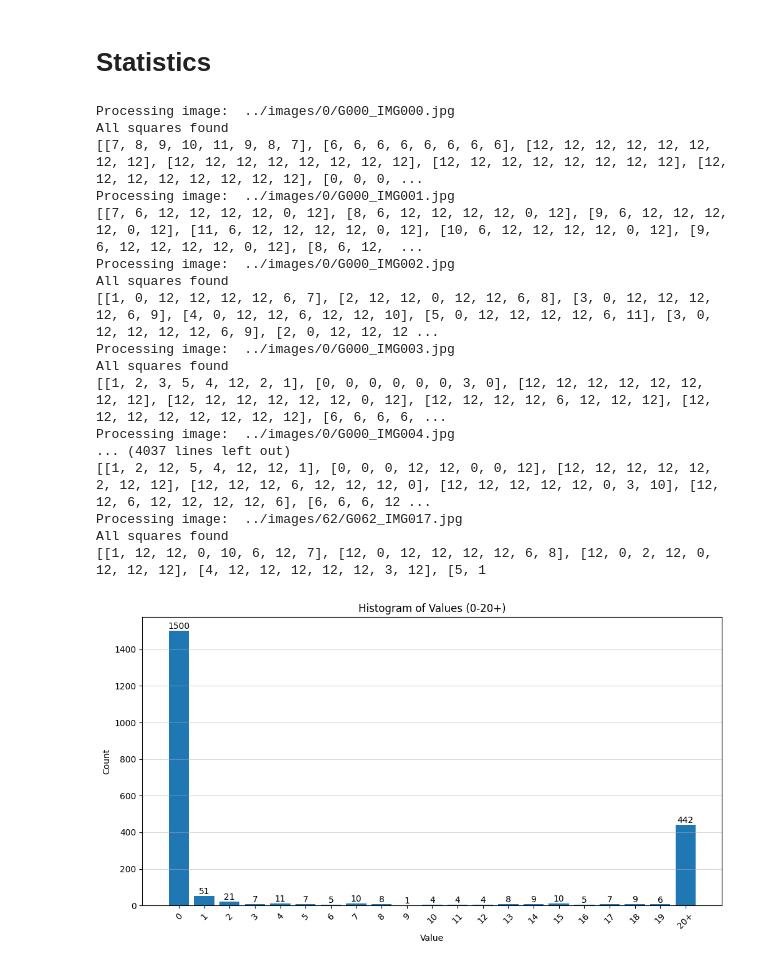
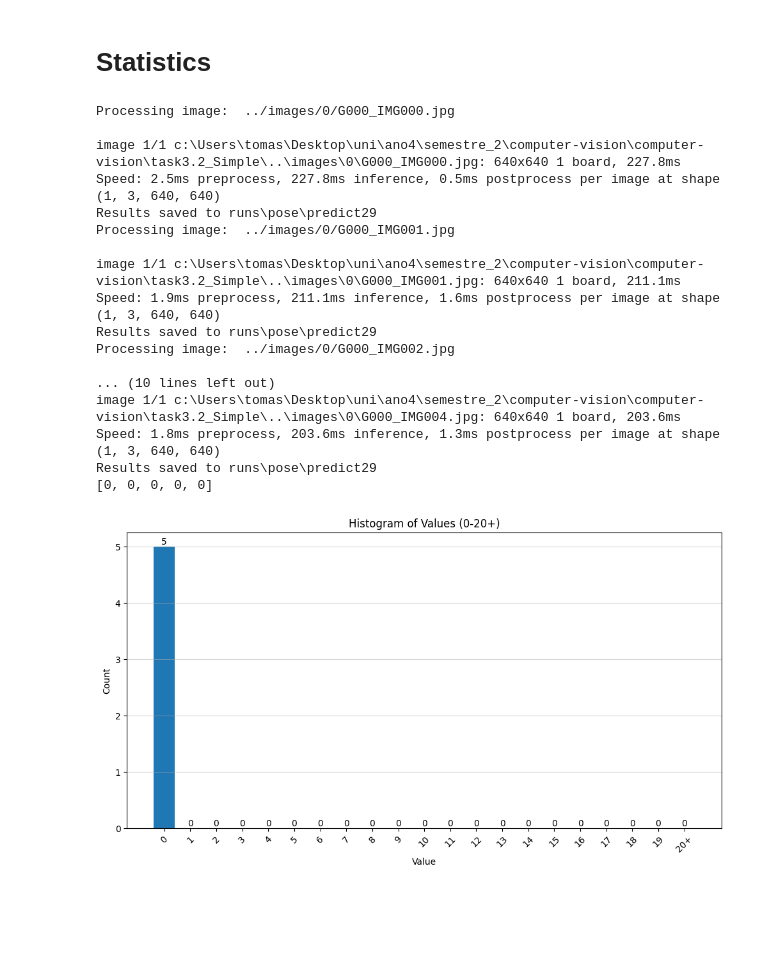
Before and after one commit to Monsterdied/computer-vision, a Jupyter notebook: task3.2_Simple/task3_2_Tomás.ipynb, the cells around one changed output. Cells and saved outputs as stored; diff of their text form; code cells hidden in the pictures; blank space fills up the shorter version.

```diff
--- a/task3.2_Simple/task3_2_Tomás.ipynb
+++ b/task3.2_Simple/task3_2_Tomás.ipynb
@@ -7,14 +7,3 @@ if module_path not in sys.path:
     sys.path.append(module_path)
 # %% [markdown]
 Load the images names
-# %%
-images = []
-dataDir = "../images1/"
-for img in os.listdir(dataDir):
-
-    #join the path with the names of the images
-    dataDirTemp = os.path.join(dataDir, str(img))
-    images.append(dataDirTemp)
-print("Images to be processed: ", images)
-#Debug
-#images = images[7:8]
@@ -64,8 +51,9 @@ def load_groundTruth():
         splitImages.append(imagesDic[id])
         splitGroundTruth.append(boards[id])
     #print(f"Number of {partition} images: {len(file_names)}")
-    return splitImages ,splitGroundTruth
-    #return splitImages[:50] ,splitGroundTruth[:50]
+    #return splitImages ,splitGroundTruth
+    return splitImages[:50] ,splitGroundTruth[:50]
+    #return splitImages[:5] ,splitGroundTruth[:5]
     #return splitImages[1:2] ,splitGroundTruth[1:2]
 images,GroundTruth = load_groundTruth()
 print(images[:2])
@@ -159,6 +147,15 @@ def findHorse(img_original, x_offset=0, y_offset=0, width_box=30, height_box=30,
         cv2.destroyAllWindows()
 
     return oriented_board,rotation_code
+def rotateBoard(img,rotation):
+    oriented_board = img
+    if rotation == 270:
+        oriented_board = cv2.rotate(oriented_board, cv2.ROTATE_90_COUNTERCLOCKWISE)
+    elif rotation == 180:
+        oriented_board = cv2.rotate(oriented_board, cv2.ROTATE_180)
+    elif rotation == 90:
+        oriented_board = cv2.rotate(oriented_board, cv2.ROTATE_90_CLOCKWISE)
+    return oriented_board
 
 # Example usage:
 # image = cv2.imread("your_image.jpg")
@@ -555,9 +538,14 @@ def plot_histogram(arr, save_path=None):
     plt.show()
 #plot_histogram([13, 8, 22, 0, 0, 45, 0, 42, 28, 46],"./histogram1.png")
 # %%
-from task3_2API import detectBoardAndSquares
+#from task3_2API import detectBoardAndSquares
+from api2_0 import detectBoardAndSquares
 from chessboardPieces import drawSquares
 import shutil
+#Load keypoints model
+poseModel = YOLO("pose11n.pt")
+
+
 resultsDirectory = "./Results"
 if os.path.exists(resultsDirectory):
     shutil.rmtree(resultsDirectory)  # Recursively delete directory and all contents
@@ -571,10 +559,13 @@ for index,img in enumerate(images):
     gt = GroundTruth[index]
     # Call the function to detect board and squares
     #img = "../images/0/G000_IMG001.jpg"
-    normalizedBoard, square_box, M, fx, fy = detectBoardAndSquares(img)
+    normalizedBoard, square_box, M, fx, fy,rotation = detectBoardAndSquares(img,poseModel)
     if(normalizedBoard is not None):
-
-        orientedBoard,rotation  =findHorse(normalizedBoard,10,5,45,70,debug=False)
+        orientedBoard = rotateBoard(normalizedBoard,rotation)
+        """cv2.imshow("Oriented Board",orientedBoard)
+        cv2.waitKey()
+        cv2.destroyAllWindows()"""
+        #orientedBoard,rotation  =findHorse(normalizedBoard,10,5,45,70,debug=False)
         """cv2.imshow("Oriented Board", orientedBoard)
         cv2.waitKey(0)
         cv2.destroyAllWindows()"""
@@ -588,45 +579,45 @@ for index,img in enumerate(images):
         #square_box1 = copy.deepcopy(square_box)
         #drawSquares(square_box1,copy.deepcopy(normalizedBoard))
         os.makedirs(os.path.join(resultsDirectory,str(index)))
         matrix = getBoardState(yoloBBid,warped_yoloBB, square_box2, rotation,normalizedBoard)
         predicted = drawBoard(matrix)
         GT_image = drawBoard(gt)
         cv2.imwrite(os.path.join(resultsDirectory,str(index),"Image.jpg"),orientedBoard)
         cv2.imwrite(os.path.join(resultsDirectory,str(index),"Predicted.jpg"),predicted)
         cv2.imwrite(os.path.join(resultsDirectory,str(index),"Ground_Truth.jpg"),GT_image)
         error = count_differences_zip(matrix,gt)
         statistics.append(error)
         """cv2.imshow("Image ", orientedBoard)
         cv2.imshow("Predicted ", predicted)
         cv2.imshow("Ground Truth ", GT_image)
         cv2.waitKey(0)
         cv2.destroyAllWindows()"""
     # Print column by column
     """
         for col in range(8):
             for row in range(8):
                 print(matrix[row][col], end=' ')
             print() """
     # New line after each column
     #drawSquares(square_box,normalizedBoard)
 print(statistics)
 plot_histogram(statistics,resultsDirectory + "/histogram.png")
 # %% [output]
 Processing image:  ../images/0/G000_IMG000.jpg
-All squares found
-[[7, 8, 9, 10, 11, 9, 8, 7], [6, 6, 6, 6, 6, 6, 6, 6], [12, 12, 12, 12, 12, 12, 12, 12], [12, 12, 12, 12, 12, 12, 12, 12], [12, 12, 12, 12, 12, 12, 12, 12], [12, 12, 12, 12, 12, 12, 12, 12], [0, 0, 0, ...
+
+image 1/1 c:\Users\tomas\Desktop\uni\ano4\semestre_2\computer-vision\computer-vision\task3.2_Simple\..\images\0\G000_IMG000.jpg: 640x640 1 board, 227.8ms
+Speed: 2.5ms preprocess, 227.8ms inference, 0.5ms postprocess per image at shape (1, 3, 640, 640)
+Results saved to runs\pose\predict29
 Processing image:  ../images/0/G000_IMG001.jpg
-[[7, 6, 12, 12, 12, 12, 0, 12], [8, 6, 12, 12, 12, 12, 0, 12], [9, 6, 12, 12, 12, 12, 0, 12], [11, 6, 12, 12, 12, 12, 0, 12], [10, 6, 12, 12, 12, 12, 0, 12], [9, 6, 12, 12, 12, 12, 0, 12], [8, 6, 12,  ...
+
+image 1/1 c:\Users\tomas\Desktop\uni\ano4\semestre_2\computer-vision\computer-vision\task3.2_Simple\..\images\0\G000_IMG001.jpg: 640x640 1 board, 211.1ms
+Speed: 1.9ms preprocess, 211.1ms inference, 1.6ms postprocess per image at shape (1, 3, 640, 640)
+Results saved to runs\pose\predict29
 Processing image:  ../images/0/G000_IMG002.jpg
-All squares found
-[[1, 0, 12, 12, 12, 12, 6, 7], [2, 12, 12, 0, 12, 12, 6, 8], [3, 0, 12, 12, 12, 12, 6, 9], [4, 0, 12, 12, 6, 12, 12, 10], [5, 0, 12, 12, 12, 12, 6, 11], [3, 0, 12, 12, 12, 12, 6, 9], [2, 0, 12, 12, 12 ...
-Processing image:  ../images/0/G000_IMG003.jpg
-All squares found
-[[1, 2, 3, 5, 4, 12, 2, 1], [0, 0, 0, 0, 0, 0, 3, 0], [12, 12, 12, 12, 12, 12, 12, 12], [12, 12, 12, 12, 12, 12, 0, 12], [12, 12, 12, 12, 6, 12, 12, 12], [12, 12, 12, 12, 12, 12, 12, 12], [6, 6, 6, 6, ...
-Processing image:  ../images/0/G000_IMG004.jpg
-... (4037 lines left out)
-[[1, 2, 12, 5, 4, 12, 12, 1], [0, 0, 0, 12, 12, 0, 0, 12], [12, 12, 12, 12, 12, 2, 12, 12], [12, 12, 12, 6, 12, 12, 12, 0], [12, 12, 12, 12, 12, 0, 3, 10], [12, 12, 6, 12, 12, 12, 12, 6], [6, 6, 6, 12 ...
-Processing image:  ../images/62/G062_IMG017.jpg
-All squares found
-[[1, 12, 12, 0, 10, 6, 12, 7], [12, 0, 12, 12, 12, 12, 6, 8], [12, 0, 2, 12, 0, 12, 12, 12], [4, 12, 12, 12, 12, 12, 3, 12], [5, 1
+
+... (10 lines left out)
+image 1/1 c:\Users\tomas\Desktop\uni\ano4\semestre_2\computer-vision\computer-vision\task3.2_Simple\..\images\0\G000_IMG004.jpg: 640x640 1 board, 203.6ms
+Speed: 1.8ms preprocess, 203.6ms inference, 1.3ms postprocess per image at shape (1, 3, 640, 640)
+Results saved to runs\pose\predict29
+[0, 0, 0, 0, 0]
-[figure, old version]
+[figure, new version]
```
Also changed, not shown: parts of 4 cells of this notebook, 3 other files.
